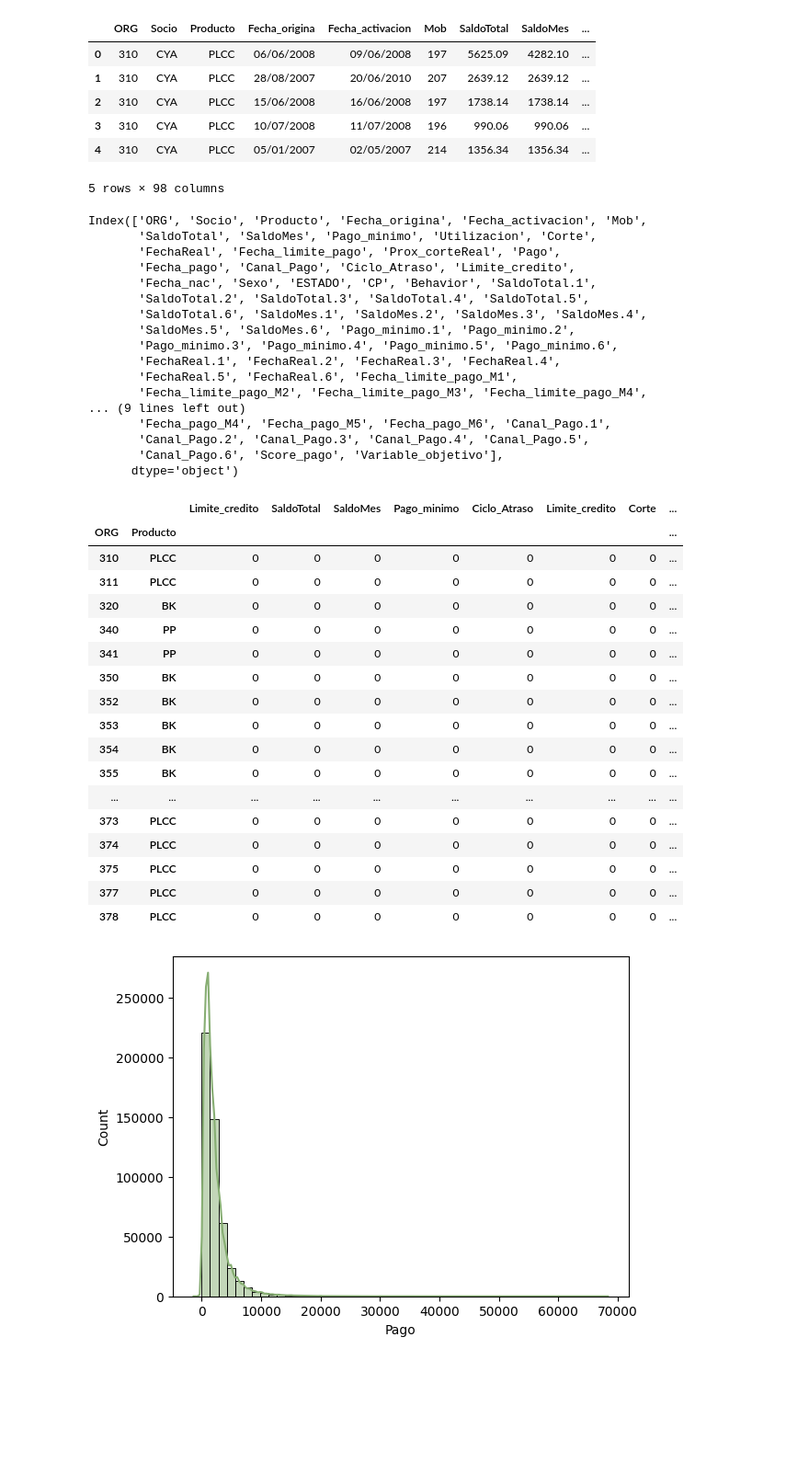
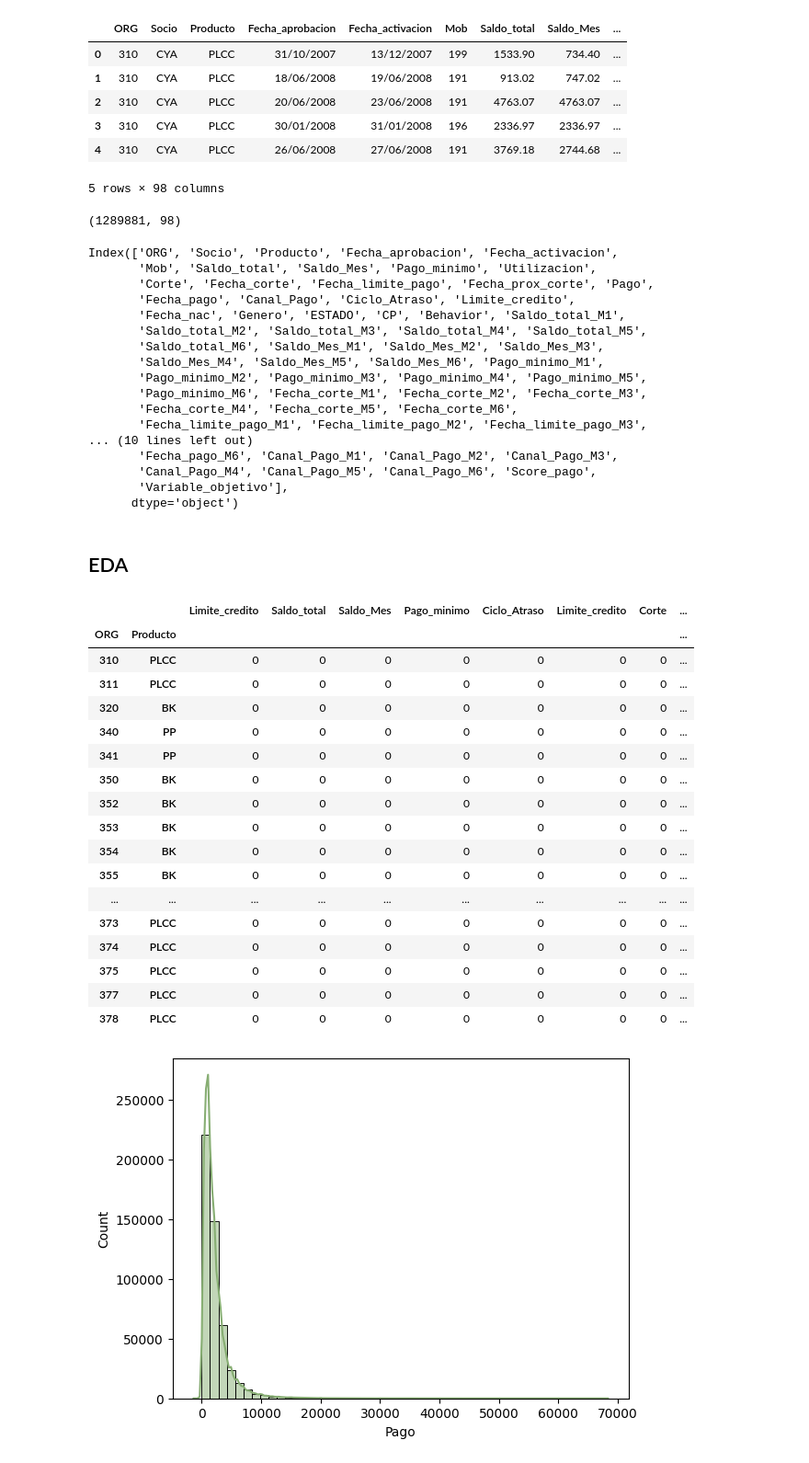
Before and after one commit to SaraRiveraM/Bradescard-Equipo-4, a Jupyter notebook: Notebooks/RETO.ipynb, the cells around one changed output. Shown at 92% size. Cells and saved outputs as stored; diff of their text form; code cells hidden in the pictures; blank space fills up the shorter version.

```diff
--- a/Notebooks/RETO.ipynb
+++ b/Notebooks/RETO.ipynb
@@ -4,41 +4,47 @@ import numpy as np
 import seaborn as sns
 import matplotlib.pyplot as plt
 # %%
-df = pd.read_csv(f"C:/Users/Coord-Personal/Documents/ITZELT/TEC/UNII/SEXTO_SEMESTRE/analisis_numerico/Reto/datos/COLL_TEC_CONSOLIDADO.txt", sep = "," ,encoding = "latin1")
+df = pd.read_csv("C:/Users/Coord-Personal/Documents/ITZELT/TEC/UNII/SEXTO_SEMESTRE/analisis_numerico/Reto/datos/COLL_TEC_CONSOLIDADO.txt", sep=",", encoding="latin1")
 # %%
 df.head()
 # %% [output]
-|  | ORG | Socio | Producto | Fecha_origina | Fecha_activacion | Mob | SaldoTotal | SaldoMes | ... |
-| 0 | 310 | CYA | PLCC | 06/06/2008 | 09/06/2008 | 197 | 5625.09 | 4282.10 | ... |
-| 1 | 310 | CYA | PLCC | 28/08/2007 | 20/06/2010 | 207 | 2639.12 | 2639.12 | ... |
-| 2 | 310 | CYA | PLCC | 15/06/2008 | 16/06/2008 | 197 | 1738.14 | 1738.14 | ... |
-| 3 | 310 | CYA | PLCC | 10/07/2008 | 11/07/2008 | 196 | 990.06 | 990.06 | ... |
-| 4 | 310 | CYA | PLCC | 05/01/2007 | 02/05/2007 | 214 | 1356.34 | 1356.34 | ... |
+|  | ORG | Socio | Producto | Fecha_aprobacion | Fecha_activacion | Mob | Saldo_total | Saldo_Mes | ... |
+| 0 | 310 | CYA | PLCC | 31/10/2007 | 13/12/2007 | 199 | 1533.90 | 734.40 | ... |
+| 1 | 310 | CYA | PLCC | 18/06/2008 | 19/06/2008 | 191 | 913.02 | 747.02 | ... |
+| 2 | 310 | CYA | PLCC | 20/06/2008 | 23/06/2008 | 191 | 4763.07 | 4763.07 | ... |
+| 3 | 310 | CYA | PLCC | 30/01/2008 | 31/01/2008 | 196 | 2336.97 | 2336.97 | ... |
+| 4 | 310 | CYA | PLCC | 26/06/2008 | 27/06/2008 | 191 | 3769.18 | 2744.68 | ... |
 5 rows × 98 columns
+# %%
+df.shape
+# %% [output]
+(1289881, 98)
 # %%
 df.columns
 # %% [output]
-Index(['ORG', 'Socio', 'Producto', 'Fecha_origina', 'Fecha_activacion', 'Mob',
-       'SaldoTotal', 'SaldoMes', 'Pago_minimo', 'Utilizacion', 'Corte',
-       'FechaReal', 'Fecha_limite_pago', 'Prox_corteReal', 'Pago',
+Index(['ORG', 'Socio', 'Producto', 'Fecha_aprobacion', 'Fecha_activacion',
+       'Mob', 'Saldo_total', 'Saldo_Mes', 'Pago_minimo', 'Utilizacion',
+       'Corte', 'Fecha_corte', 'Fecha_limite_pago', 'Fecha_prox_corte', 'Pago',
        'Fecha_pago', 'Canal_Pago', 'Ciclo_Atraso', 'Limite_credito',
-       'Fecha_nac', 'Sexo', 'ESTADO', 'CP', 'Behavior', 'SaldoTotal.1',
-       'SaldoTotal.2', 'SaldoTotal.3', 'SaldoTotal.4', 'SaldoTotal.5',
-       'SaldoTotal.6', 'SaldoMes.1', 'SaldoMes.2', 'SaldoMes.3', 'SaldoMes.4',
-       'SaldoMes.5', 'SaldoMes.6', 'Pago_minimo.1', 'Pago_minimo.2',
-       'Pago_minimo.3', 'Pago_minimo.4', 'Pago_minimo.5', 'Pago_minimo.6',
-       'FechaReal.1', 'FechaReal.2', 'FechaReal.3', 'FechaReal.4',
-       'FechaReal.5', 'FechaReal.6', 'Fecha_limite_pago_M1',
-       'Fecha_limite_pago_M2', 'Fecha_limite_pago_M3', 'Fecha_limite_pago_M4',
-... (9 lines left out)
-       'Fecha_pago_M4', 'Fecha_pago_M5', 'Fecha_pago_M6', 'Canal_Pago.1',
-       'Canal_Pago.2', 'Canal_Pago.3', 'Canal_Pago.4', 'Canal_Pago.5',
-       'Canal_Pago.6', 'Score_pago', 'Variable_objetivo'],
+       'Fecha_nac', 'Genero', 'ESTADO', 'CP', 'Behavior', 'Saldo_total_M1',
+       'Saldo_total_M2', 'Saldo_total_M3', 'Saldo_total_M4', 'Saldo_total_M5',
+       'Saldo_total_M6', 'Saldo_Mes_M1', 'Saldo_Mes_M2', 'Saldo_Mes_M3',
+       'Saldo_Mes_M4', 'Saldo_Mes_M5', 'Saldo_Mes_M6', 'Pago_minimo_M1',
+       'Pago_minimo_M2', 'Pago_minimo_M3', 'Pago_minimo_M4', 'Pago_minimo_M5',
+       'Pago_minimo_M6', 'Fecha_corte_M1', 'Fecha_corte_M2', 'Fecha_corte_M3',
+       'Fecha_corte_M4', 'Fecha_corte_M5', 'Fecha_corte_M6',
+       'Fecha_limite_pago_M1', 'Fecha_limite_pago_M2', 'Fecha_limite_pago_M3',
+... (10 lines left out)
+       'Fecha_pago_M6', 'Canal_Pago_M1', 'Canal_Pago_M2', 'Canal_Pago_M3',
+       'Canal_Pago_M4', 'Canal_Pago_M5', 'Canal_Pago_M6', 'Score_pago',
+       'Variable_objetivo'],
       dtype='object')
+# %% [markdown]
+## EDA
 # %%
-df.groupby(["ORG", "Producto"])[["Limite_credito","SaldoTotal", "SaldoMes", "Pago_minimo", "Ciclo_Atraso", "Limite_credito","Corte", "Fecha_limite_pago", "Pago"]].apply(lambda x: x.isnull().sum())
+df.groupby(["ORG", "Producto"])[["Limite_credito","Saldo_total", "Saldo_Mes", "Pago_minimo", "Ciclo_Atraso", "Limite_credito","Corte", "Fecha_limite_pago", "Pago"]].apply(lambda x: x.isnull().sum())
 # %% [output]
-|  |  | Limite_credito | SaldoTotal | SaldoMes | Pago_minimo | Ciclo_Atraso | Limite_credito | Corte | ... |
+|  |  | Limite_credito | Saldo_total | Saldo_Mes | Pago_minimo | Ciclo_Atraso | Limite_credito | Corte | ... |
 | ORG | Producto |  |  |  |  |  |  |  | ... |
 | 310 | PLCC | 0 | 0 | 0 | 0 | 0 | 0 | 0 | ... |
 | 311 | PLCC | 0 | 0 | 0 | 0 | 0 | 0 | 0 | ... |
```
Also changed, not shown: parts of 20 cells of this notebook.
